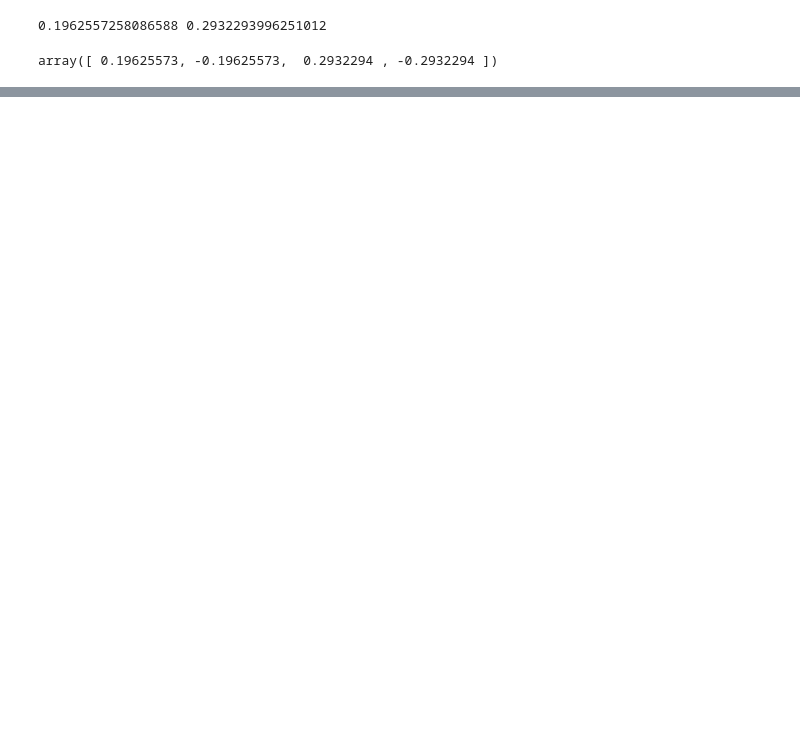
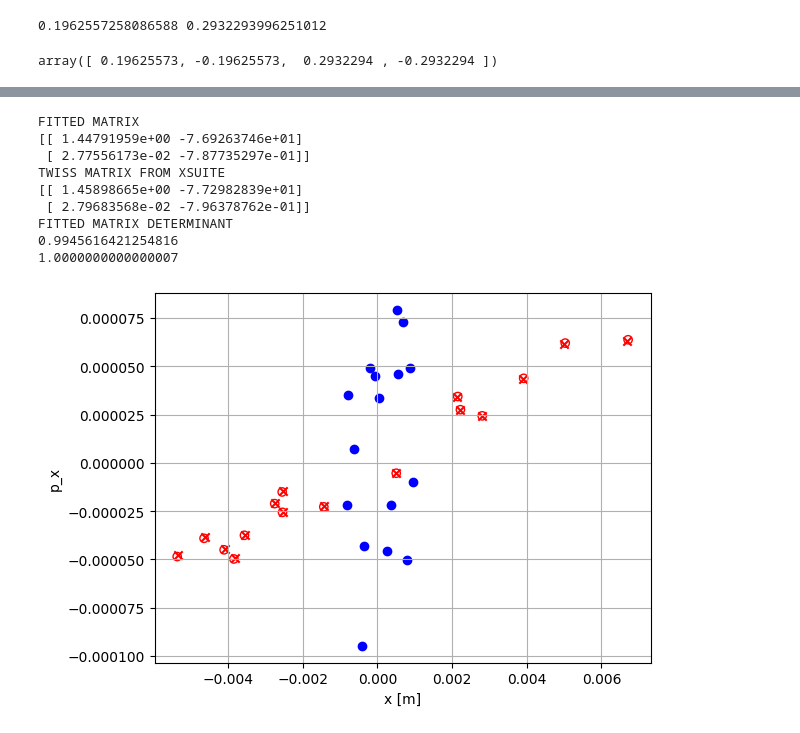
Before and after one commit to sterbini/AAP_CAS, a Jupyter notebook: exercises/solutions/Exercise3/Exercise3.ipynb, the cells around one changed output, grey strips where cells are left out. Saved outputs shown, nothing was run; the diff lists cells and outputs as text; code cells hidden in the pictures; blank space fills up the shorter version.

```diff
--- a/exercises/solutions/Exercise3/Exercise3.ipynb
+++ b/exercises/solutions/Exercise3/Exercise3.ipynb
@@ -627,7 +669,8 @@ Can you extract the first order matrix of the lattice?
 # %%
 rmat = myTwiss.get_R_matrix('_start_point', '_end_point')
 rmat4 = rmat[:4,:4]
-display(rmat4)
+rmat2 = rmat[:2,:2]
+rmat4
 # %% [output]
 array([[ 1.45898665e+00, -7.72982839e+01,  0.00000000e+00,
          0.00000000e+00],
@@ -647,0 +714,41 @@ array([ 0.19625573, -0.19625573,  0.2932294 , -0.2932294 ])
+# %%
+plt.scatter(*X_i, marker = 'o', color = 'b', label = 'Initial coordinates')
+plt.scatter(particles.x, particles.px, marker = 'o', facecolors = 'none', edgecolors = 'r', label = 'Tracked positions')
+def fun(M, X_i, X_f):
+    m11, m12, m21, m22 = M
+    mat = np.array([[m11, m12],
+                    [m21, m22]])
+    n = X_i.shape[1]
+    X_i = np.vstack((X_i[0,:],X_i[1,:])).ravel('F')
+    X_f = np.vstack((X_f[0,:],X_f[1,:])).ravel('F')
+    mat_n = np.kron(np.eye(n),mat)
+    return np.linalg.norm(mat_n@X_i - X_f)
+
+opt = scipy.optimize.least_squares(fun, [1, 1e-15, 1e-15, 1], args = [X_i, X_f], gtol = 1e-13)
+mat = np.array([opt.x[:2], opt.x[2:]])
+
+X_fm = mat@X_i
+
+plt.scatter(*X_fm, marker = 'x', color = 'r', label = 'Positions computed from fitted matrix')
+plt.xlabel('x [m]')
+plt.ylabel(r'p_x')
+plt.grid()
+
+print('FITTED MATRIX')
+print(mat)
+print('TWISS MATRIX FROM XSUITE')
+print(rmat2)
+print('FITTED MATRIX DETERMINANT')
+print(np.linalg.det(mat))
+print(np.linalg.det(rmat2))
+# %% [output]
+FITTED MATRIX
+[[ 1.44791959e+00 -7.69263746e+01]
+ [ 2.77556173e-02 -7.87735297e-01]]
+TWISS MATRIX FROM XSUITE
+[[ 1.45898665e+00 -7.72982839e+01]
+ [ 2.79683568e-02 -7.96378762e-01]]
+FITTED MATRIX DETERMINANT
+0.9945616421254816
+1.0000000000000007
+[figure, added]
```
Also changed, not shown: parts of 42 cells of this notebook.
